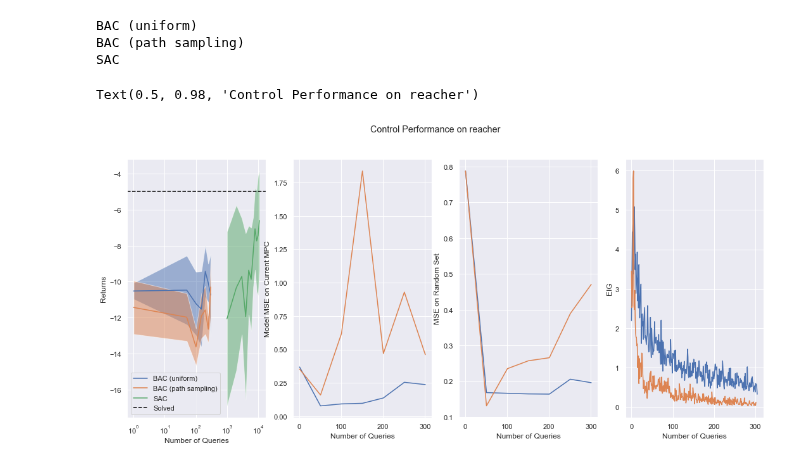
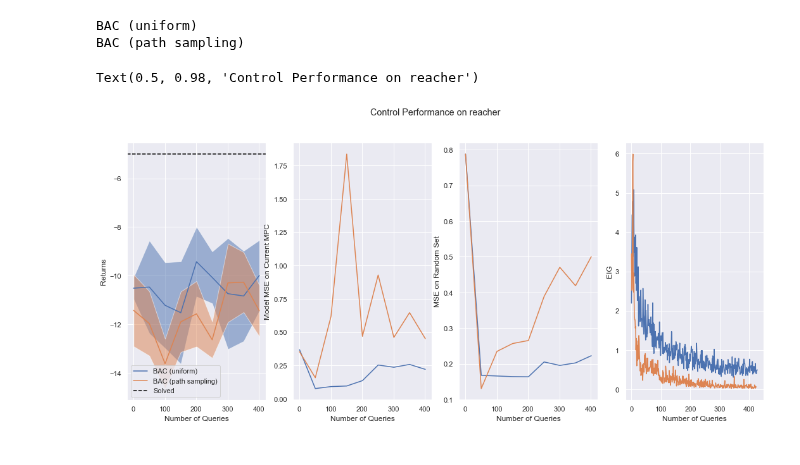
Before and after one commit to fusion-ml/trajectory-information-rl, a Jupyter notebook: notebooks/plot_returns.ipynb, the cells around one changed output. Cells and saved outputs as stored; diff of their text form; code cells hidden in the pictures.

```diff
--- a/notebooks/plot_returns.ipynb
+++ b/notebooks/plot_returns.ipynb
@@ -37,7 +37,7 @@ cartpole_paths = {
 reacher_paths = {
         'BAC (uniform)': 'bac_reacher_2021-09-01/17-14-04/',
         'BAC (path sampling)': 'bac_reacher_rand_2021-09-01/17-14-02/',
-        'SAC': 'sac_reacher_2021-09-02/22-41-22/',
+        # 'SAC': 'sac_reacher_2021-09-02/22-41-22/',
 }
 # %%
 all_paths = {"cartpole": cartpole_paths, "pendulum": pend_paths, "reacher": reacher_paths}
@@ -77,7 +77,6 @@ for key, path in paths.items():
 # %% [output]
 BAC (uniform)
 BAC (path sampling)
-SAC
 # %%
 fig, [ax1, ax2, ax3, ax4] = plt.subplots(1, 4, figsize=(18, 7.5))
 for key, vals in data.items():
@@ -88,35 +87,35 @@ for key, vals in data.items():
     ax1.fill_between(ndata, rmean - rstderr, rmean + rstderr, alpha=0.5)
     if 'Model MSE' in vals:
         mses = vals['Model MSE']
         ax2.plot(ndata, mses, label=key)
     elif 'Model MSE (current MPC)' in vals:
         mses = vals['Model MSE (current MPC)']
         ax2.plot(ndata, mses, label=key)
     if 'Model MSE (random test set)' in vals:
         mses = vals['Model MSE (random test set)']
         ax3.plot(ndata, mses, label=key)
     if 'Acquisition Function Value' in vals:
         acqs = vals['Acquisition Function Value']
         ax4.plot(acqs, label=key)
     else:
         ax4.plot([], label=key)
 
 
 ax1.set_xlabel('Number of Queries')
 ax1.set_ylabel('Returns')
 ax1.axhline(gt_val, color='black', linestyle='--', label='Solved')
 ax1.legend()
 ax2.set_xlabel('Number of Queries')
 ax2.set_ylabel('Model MSE on Current MPC')
 ax3.set_ylabel("MSE on Random Set")
 ax3.set_xlabel('Number of Queries')
 ax4.set_xlabel('Number of Queries')
 ax4.set_ylabel('EIG')
-ax1.set_xscale('log')
+# ax1.set_xscale('log')
 fig.suptitle(f"Control Performance on {env_name}")
 # %% [output]
 Text(0.5, 0.98, 'Control Performance on reacher')
-[figure, old version]
+[figure, new version]
 # %%
 fig, ax = plt.subplots(figsize=(10,6))
 for key, vals in data.items():
```
Also changed, not shown: parts of 1 cell of this notebook, 8 other files.
